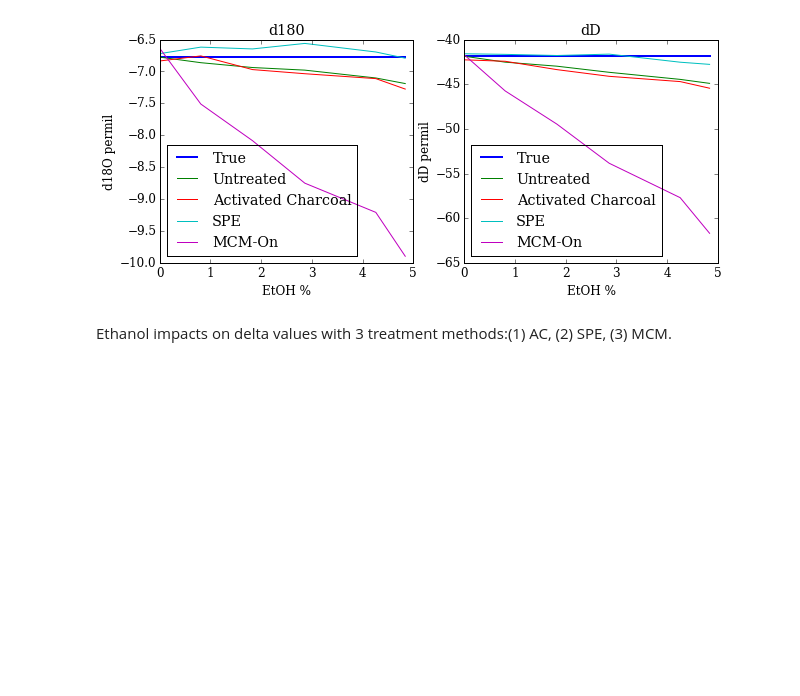
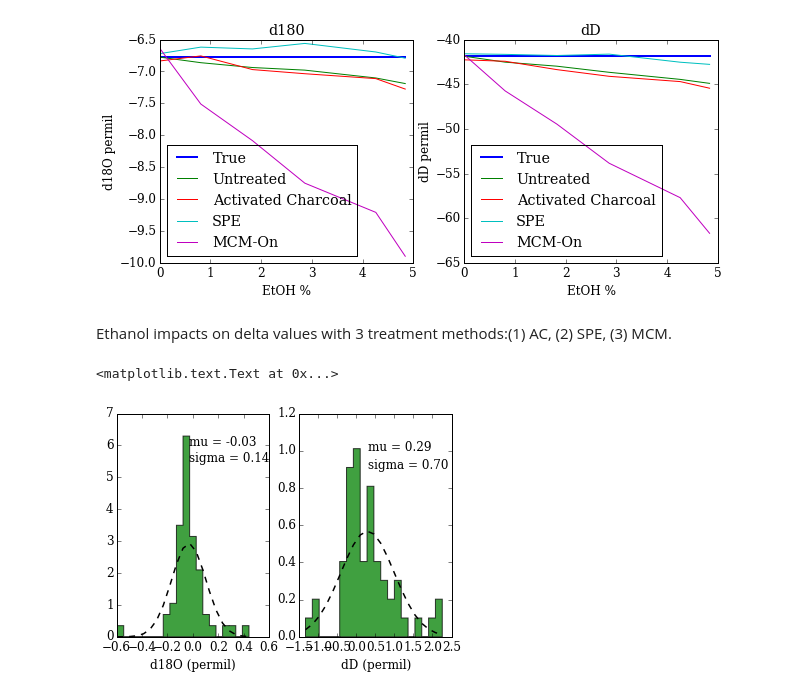
Before and after one commit to wolfhelius/isodopes, a Jupyter notebook: Isodopes Plotting.ipynb, the cells around one changed output. Cells and saved outputs as stored; diff of their text form; code cells hidden in the pictures; blank space fills up the shorter version.

```diff
--- a/Isodopes Plotting.ipynb
+++ b/Isodopes Plotting.ipynb
@@ -80,3 +80,50 @@ axes[1].legend(loc=3) # upper left corner
 [figure]
 # %% [markdown]
 Ethanol impacts on delta values with 3 treatment methods:(1) AC, (2) SPE, (3) MCM.
+# %%
+qc_file = r'./dat/K5A_QC_Variation.csv'
+qc = pd.read_csv(qc_file)
+
+HERA_d18O_true = qc.HERA_d18O_true[0]
+HERA_dD_true = qc.HERA_dD_true[0]
+
+import numpy as np
+import pylab as P
+
+# fig, axes = plt.subplots(1, 2, figsize=(10,4))
+P.figure()
+
+P.subplot(121)
+mu = np.mean(qc.HERA_d18O-HERA_d18O_true)
+sigma = np.std(qc.HERA_d18O-HERA_d18O_true)
+
+n, bins, patches = P.hist(qc.HERA_d18O-HERA_d18O_true, 20, normed=True, histtype='stepfilled')
+P.setp(patches, 'facecolor', 'g', 'alpha', 0.75)
+
+# add a line showing the expected distribution
+y = P.normpdf(bins, mu, sigma)
+P.plot(bins, y, 'k--', linewidth=1.5)
+mutext = "mu = %4.2f" % mu
+sigtext = "sigma = %4.2f" % sigma
+P.text(mu, 6.0, mutext)
+P.text(mu, 5.5, sigtext)
+P.xlabel('d18O (permil)')
+
+P.subplot(122)
+mu = np.mean(qc.HERA_dD-HERA_dD_true)
+sigma = np.std(qc.HERA_dD-HERA_dD_true)
+
+n, bins, patches = P.hist(qc.HERA_dD-HERA_dD_true, 20, normed=True, histtype='stepfilled')
+P.setp(patches, 'facecolor', 'g', 'alpha', 0.75)
+
+# add a line showing the expected distribution
+y = P.normpdf(bins, mu, sigma)
+P.plot(bins, y, 'k--', linewidth=1.5)
+mutext = "mu = %4.2f" % mu
+sigtext = "sigma = %4.2f" % sigma
+P.text(mu, 1.0, mutext)
+P.text(mu, 0.9, sigtext)
+P.xlabel('dD (permil)')
+# %% [output]
+<matplotlib.text.Text at 0x...>
+[figure, added]
```
Also changed, not shown: 1 other file.
